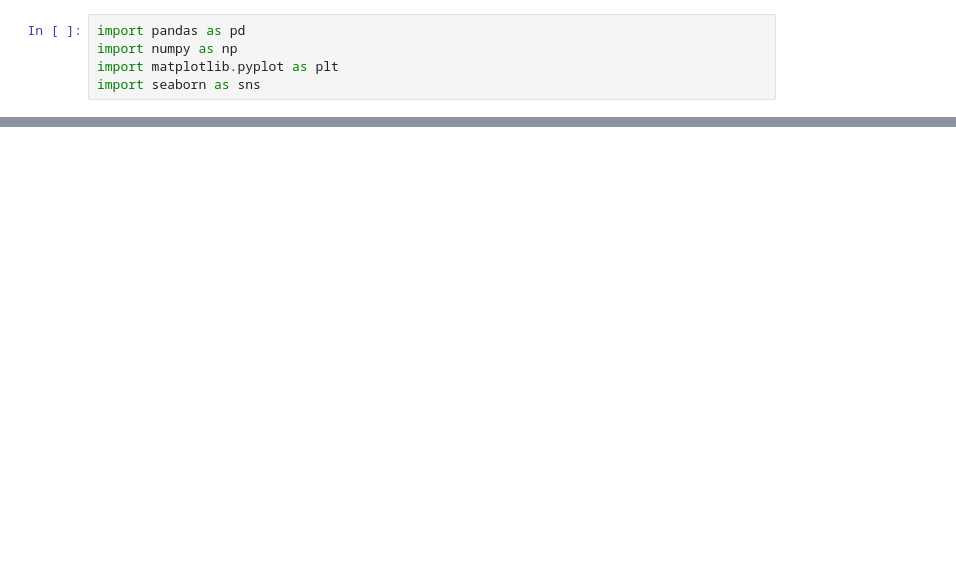
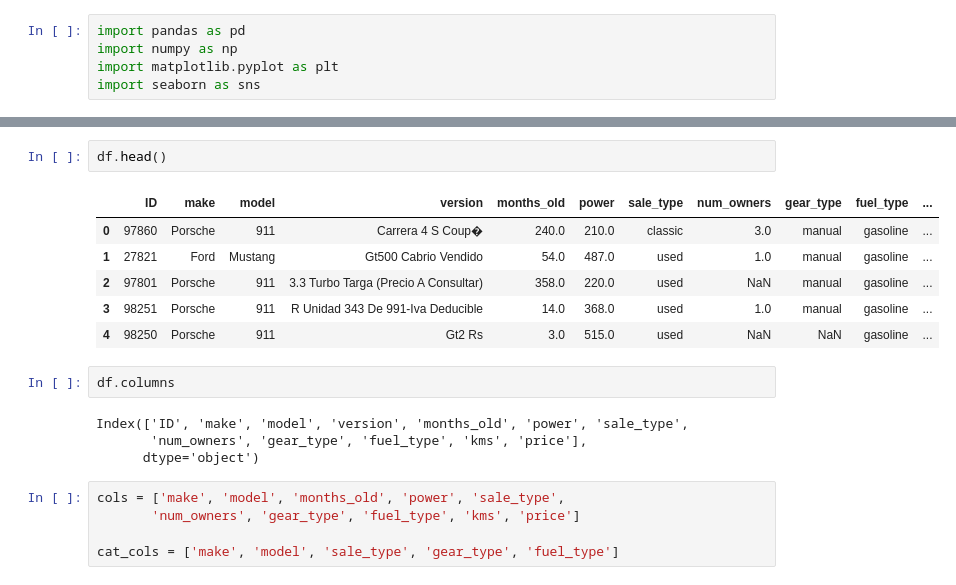
Before and after one commit to JotaBlanco/TheValley, a Jupyter notebook: Arboles/Clase_02_Arboles/03E_|_Ejercicio_Precio_Coches.ipynb, the cells around one changed output, grey strips where cells are left out. Drawn from its saved outputs; the diff is of its cells as text; blank space fills up the shorter version.

```diff
--- a/Arboles/Clase_02_Arboles/03E_|_Ejercicio_Precio_Coches.ipynb
+++ b/Arboles/Clase_02_Arboles/03E_|_Ejercicio_Precio_Coches.ipynb
@@ -225,0 +99,20 @@ entrenar_modelo_y_predecir_classificacion(modelo)
+# %%
+df.head()
+# %% [output]
+|  | ID | make | model | version | months_old | power | sale_type | num_owners | gear_type | fuel_type | ... |
+| 0 | 97860 | Porsche | 911 | Carrera 4 S Coup� | 240.0 | 210.0 | classic | 3.0 | manual | gasoline | ... |
+| 1 | 27821 | Ford | Mustang | Gt500 Cabrio Vendido | 54.0 | 487.0 | used | 1.0 | manual | gasoline | ... |
+| 2 | 97801 | Porsche | 911 | 3.3 Turbo Targa (Precio A Consultar) | 358.0 | 220.0 | used | NaN | manual | gasoline | ... |
+| 3 | 98251 | Porsche | 911 | R Unidad 343 De 991-Iva Deducible | 14.0 | 368.0 | used | 1.0 | manual | gasoline | ... |
+| 4 | 98250 | Porsche | 911 | Gt2 Rs | 3.0 | 515.0 | used | NaN | NaN | gasoline | ... |
+# %%
+df.columns
+# %% [output]
+Index(['ID', 'make', 'model', 'version', 'months_old', 'power', 'sale_type',
+       'num_owners', 'gear_type', 'fuel_type', 'kms', 'price'],
+      dtype='object')
+# %%
+cols = ['make', 'model', 'months_old', 'power', 'sale_type',
+       'num_owners', 'gear_type', 'fuel_type', 'kms', 'price']
+
+cat_cols = ['make', 'model', 'sale_type', 'gear_type', 'fuel_type']
```
Also changed, not shown: parts of 60 cells of this notebook.
